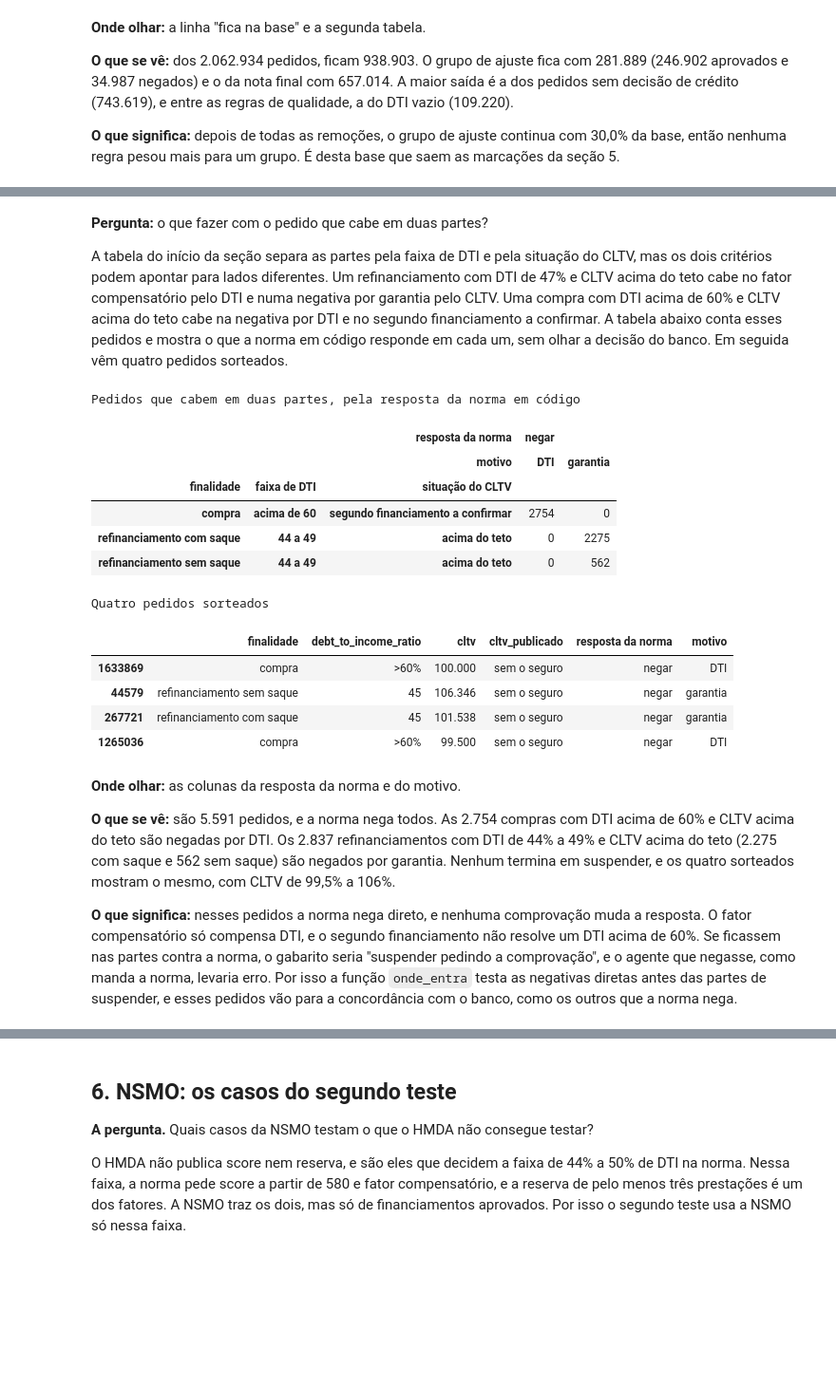
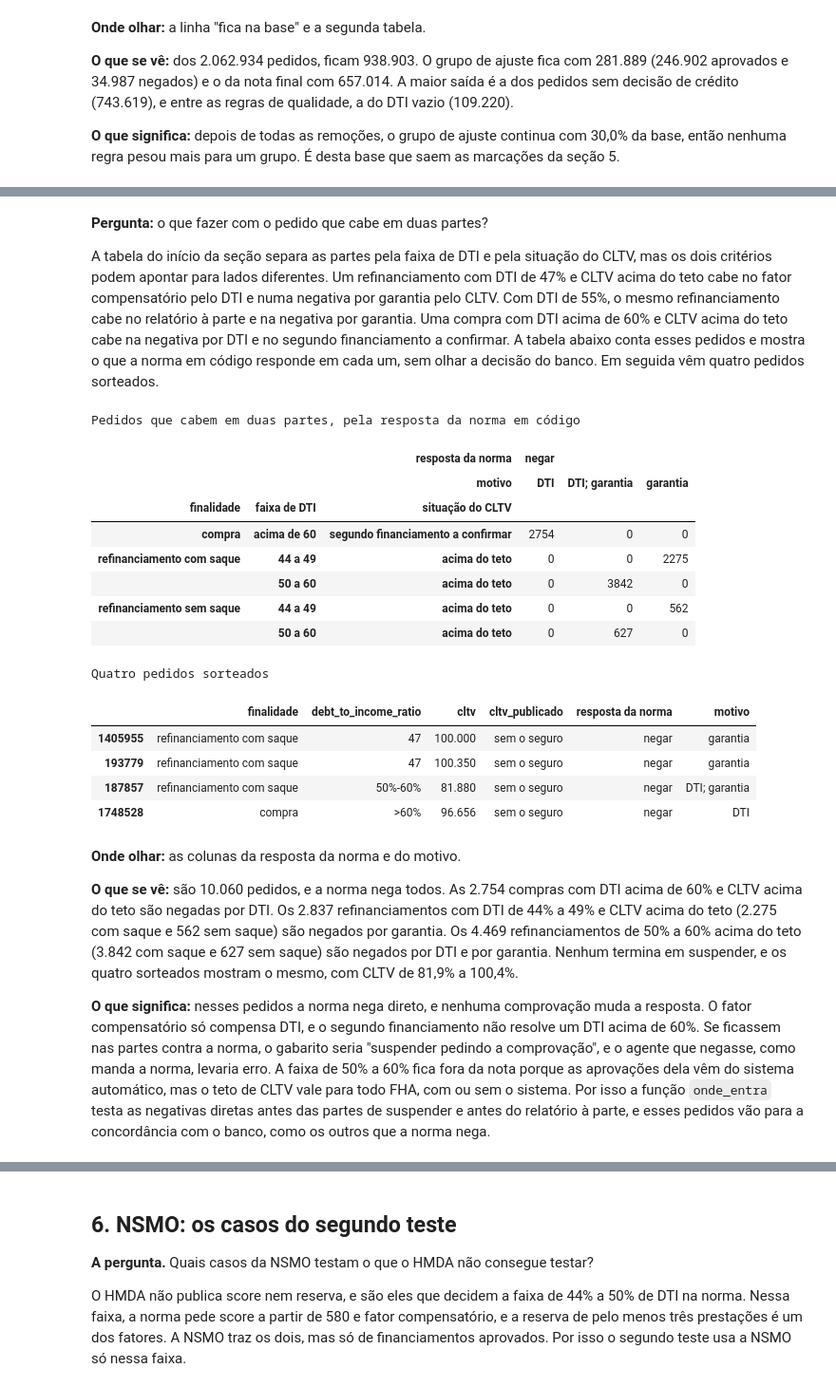
Before and after one commit to polloncarlos/multi-agent-credit-decision, a Jupyter notebook: notebooks/02_data_preparation.ipynb, the cells around one changed output, grey strips where cells are left out. Shown at 95% size. Saved outputs shown, nothing was run; the diff lists cells and outputs as text; code cells hidden in the pictures; blank space fills up the shorter version.

```diff
--- a/notebooks/02_data_preparation.ipynb
+++ b/notebooks/02_data_preparation.ipynb
@@ -1380,8 +1380,13 @@ def jeito_do_banco(linha):
     return 'sem o seguro'
 
 
-por_banco['picos'] = por_banco.apply(picos_do_banco, axis=1)
-por_banco['cltv_publicado'] = por_banco.apply(jeito_do_banco, axis=1)
+picos = []
+jeitos = []
+for _, linha in por_banco.iterrows():
+    picos.append(picos_do_banco(linha))
+    jeitos.append(jeito_do_banco(linha))
+por_banco['picos'] = picos
+por_banco['cltv_publicado'] = jeitos
 bancos = pd.crosstab(por_banco['picos'], por_banco['cltv_publicado'],
                      margins=True, margins_name='total')
 bancos = bancos.rename_axis(index='pedidos nos picos',
@@ -1632,14 +1639,7 @@ for finalidade, cltv in zip(casos['loan_purpose'], casos['cltv']):
     na_faixa.append(in_ufmip_band(finalidade, cltv))
 seguro = pd.Series(na_faixa, index=casos.index)
 casos['seguro_financiado'] = ''
-casos.loc[seguro, 'seguro_financiado'] = 'resto da faixa'
-# Cravado = teto x 1,0175 (98,19 na compra, 81,4 no saque, 99,46 sem saque). O
-# HMDA arredonda de jeitos diferentes (98,188, 98,189, 81,39), daí a tolerância.
-for finalidade, teto in CLTV_CAP.items():
-    alvo = teto * (1 + UFMIP / 100)
-    perto = (casos['cltv'] - alvo).abs() <= 0.015
-    cravado = seguro & (casos['loan_purpose'] == finalidade) & perto
-    casos.loc[cravado, 'seguro_financiado'] = 'cravado no teto com seguro'
+casos.loc[seguro, 'seguro_financiado'] = 'faixa do seguro'
 
 casos['cltv_vazio'] = ~casos['tem_cltv']
 casos['renda_vazia'] = casos['renda'].isna()
@@ -1650,12 +1650,14 @@ casos['aus_6'] = casos['aus-1'] == '6'
 A tabela do início da seção separa as partes pela faixa de DTI e pela situação do CLTV, mas os
 dois critérios podem apontar para lados diferentes. Um refinanciamento com DTI de
 47% e CLTV acima do teto cabe no fator compensatório pelo DTI e numa negativa por
-garantia pelo CLTV. Uma compra com DTI acima de 60% e CLTV acima do teto cabe na
-negativa por DTI e no segundo financiamento a confirmar. A tabela abaixo conta esses
+garantia pelo CLTV. Com DTI de 55%, o mesmo refinanciamento cabe no relatório à
+parte e na negativa por garantia. Uma compra com DTI acima de 60% e CLTV acima do
+teto cabe na negativa por DTI e no segundo financiamento a confirmar. A tabela abaixo
+conta esses
 pedidos e mostra o que a norma em código responde em cada um, sem olhar a decisão
 do banco. Em seguida vêm quatro pedidos sorteados.
 # %%
-refi_acima_do_teto = (casos['faixa_dti'] == '44 a 49') & (
+refi_acima_do_teto = casos['faixa_dti'].isin(['44 a 49', '50 a 60']) & (
     casos['situacao_cltv'] == 'acima do teto'
 )
 compra_acima_de_60 = (casos['faixa_dti'] == 'acima de 60') & (
@@ -1665,61 +1667,66 @@ cabe_em_duas = casos[refi_acima_do_teto | compra_acima_de_60].copy()
 
 acoes = []
 motivos = []
 for dti, finalidade, cltv, publicado in zip(
     cabe_em_duas['debt_to_income_ratio'], cabe_em_duas['loan_purpose'],
     cabe_em_duas['cltv'], cabe_em_duas['cltv_publicado'],
 ):
     com_seguro = publicado == 'com o seguro'
     resposta = expected_hmda(dti, finalidade, cltv, com_seguro)
     acoes.append(resposta['acao'])
     motivos.append('; '.join(resposta['motivos']))
 cabe_em_duas['resposta da norma'] = acoes
 cabe_em_duas['motivo'] = motivos
 
 tabela = pd.crosstab(
     [cabe_em_duas['finalidade'], cabe_em_duas['faixa_dti'],
      cabe_em_duas['situacao_cltv']],
     [cabe_em_duas['resposta da norma'], cabe_em_duas['motivo']],
 )
 tabela = tabela.rename_axis(index=['finalidade', 'faixa de DTI', 'situação do CLTV'],
                             columns=['resposta da norma', 'motivo'])
 print('Pedidos que cabem em duas partes, pela resposta da norma em código')
 display(tabela)
 
 colunas = ['finalidade', 'debt_to_income_ratio', 'cltv', 'cltv_publicado',
            'resposta da norma', 'motivo']
 print('Quatro pedidos sorteados')
 display(cabe_em_duas.sample(4, random_state=SEED)[colunas])
 # %% [output]
 Pedidos que cabem em duas partes, pela resposta da norma em código
-|  |  | resposta da norma | negar |  |
-|  |  | motivo | DTI | garantia |
-| finalidade | faixa de DTI | situação do CLTV |  |  |
-| compra | acima de 60 | segundo financiamento a confirmar | 2754 | 0 |
-| refinanciamento com saque | 44 a 49 | acima do teto | 0 | 2275 |
-| refinanciamento sem saque | 44 a 49 | acima do teto | 0 | 562 |
+|  |  | resposta da norma | negar |  |  |
+|  |  | motivo | DTI | DTI; garantia | garantia |
+| finalidade | faixa de DTI | situação do CLTV |  |  |  |
+| compra | acima de 60 | segundo financiamento a confirmar | 2754 | 0 | 0 |
+| refinanciamento com saque | 44 a 49 | acima do teto | 0 | 0 | 2275 |
+|  | 50 a 60 | acima do teto | 0 | 3842 | 0 |
+| refinanciamento sem saque | 44 a 49 | acima do teto | 0 | 0 | 562 |
+|  | 50 a 60 | acima do teto | 0 | 627 | 0 |
 Quatro pedidos sorteados
 |  | finalidade | debt_to_income_ratio | cltv | cltv_publicado | resposta da norma | motivo |
-| 1633869 | compra | >60% | 100.000 | sem o seguro | negar | DTI |
-| 44579 | refinanciamento sem saque | 45 | 106.346 | sem o seguro | negar | garantia |
-| 267721 | refinanciamento com saque | 45 | 101.538 | sem o seguro | negar | garantia |
-| 1265036 | compra | >60% | 99.500 | sem o seguro | negar | DTI |
+| 1405955 | refinanciamento com saque | 47 | 100.000 | sem o seguro | negar | garantia |
+| 193779 | refinanciamento com saque | 47 | 100.350 | sem o seguro | negar | garantia |
+| 187857 | refinanciamento com saque | 50%-60% | 81.880 | sem o seguro | negar | DTI; garantia |
+| 1748528 | compra | >60% | 96.656 | sem o seguro | negar | DTI |
 # %% [markdown]
 **Onde olhar:** as colunas da resposta da norma e do motivo.
 
-**O que se vê:** são 5.591 pedidos, e a norma nega todos. As 2.754 compras com DTI
+**O que se vê:** são 10.060 pedidos, e a norma nega todos. As 2.754 compras com DTI
 acima de 60% e CLTV acima do teto são negadas por DTI. Os 2.837 refinanciamentos com
 DTI de 44% a 49% e CLTV acima do teto (2.275 com saque e 562 sem saque) são negados
-por garantia. Nenhum termina em suspender, e os quatro sorteados mostram o mesmo,
-com CLTV de 99,5% a 106%.
+por garantia. Os 4.469 refinanciamentos de 50% a 60% acima do teto (3.842 com saque
+e 627 sem saque) são negados por DTI e por garantia. Nenhum termina em suspender, e
+os quatro sorteados mostram o mesmo, com CLTV de 81,9% a 100,4%.
 
 **O que significa:** nesses pedidos a norma nega direto, e nenhuma comprovação muda
 a resposta. O fator compensatório só compensa DTI, e o segundo financiamento não
 resolve um DTI acima de 60%. Se ficassem nas partes contra a norma, o gabarito seria
 "suspender pedindo a comprovação", e o agente que negasse, como manda a norma,
-levaria erro. Por isso a função `onde_entra` testa as negativas diretas antes das
-partes de suspender, e esses pedidos vão para a concordância com o banco, como os
-outros que a norma nega.
+levaria erro. A faixa de 50% a 60% fica fora da nota porque as aprovações dela vêm
+do sistema automático, mas o teto de CLTV vale para todo FHA, com ou sem o sistema.
+Por isso a função `onde_entra` testa as negativas diretas antes das partes de
+suspender e antes do relatório à parte, e esses pedidos vão para a concordância com
+o banco, como os outros que a norma nega.
 # %%
 def onde_entra(faixa, situacao):
     """Em que parte da avaliação o pedido é medido."""
```
Also changed, not shown: parts of 52 cells of this notebook, 2 other files.
